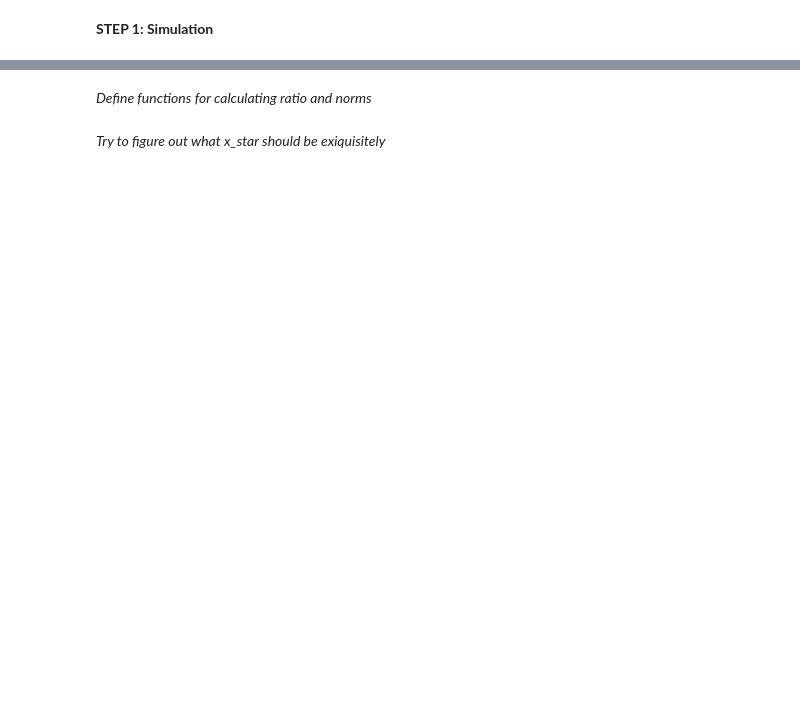
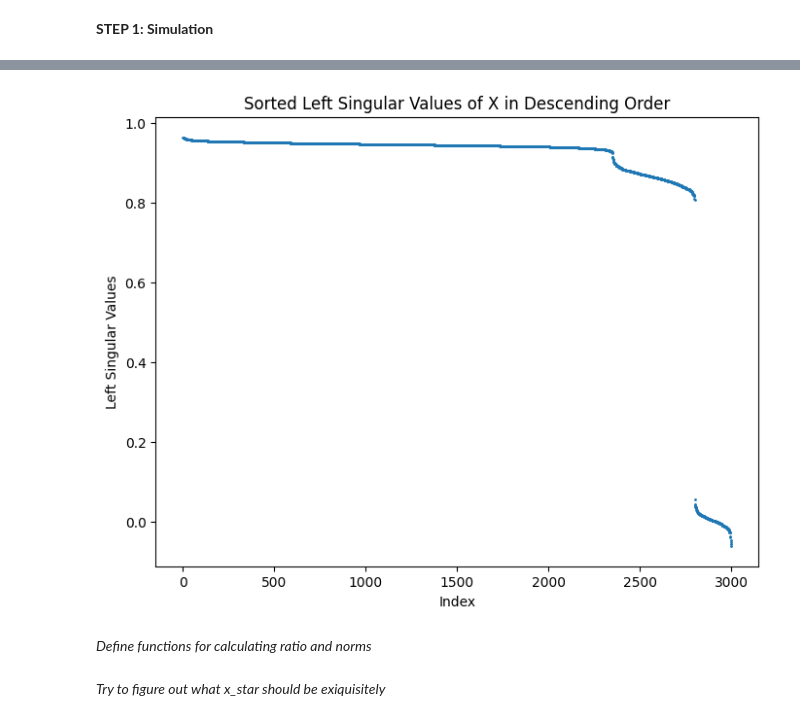
Before and after one commit to FergieLigaLlj/Statistical-Machine-Learning-Research-with-Pro.-Zhang-Zhixiang, a Jupyter notebook: Distributed Sketching for Randomized Optimization in Regression Training/step 2_Randomized Hadamard Sketch vs uniform sampling/UniformExperimentPython.ipynb, the cells around one changed output, grey strips where cells are left out. Drawn from its saved outputs; the diff is of its cells as text; code cells hidden in the pictures; blank space fills up the shorter version.

```diff
--- a/Distributed Sketching for Randomized Optimization in Regression Training/step 2_Randomized Hadamard Sketch vs uniform sampling/UniformExperimentPython.ipynb
+++ b/Distributed Sketching for Randomized Optimization in Regression Training/step 2_Randomized Hadamard Sketch vs uniform sampling/UniformExperimentPython.ipynb
@@ -118,0 +115,17 @@ The simulated vector Y is:
+# %%
+import matplotlib.pyplot as plt
+# Perform SVD on X
+U, S, Vh = np.linalg.svd(X)
+
+# Sort the left singular values in descending order
+sorted_U = np.sort(np.diag(U))[::-1].tolist()
+
+# Plot the sorted left singular values as a dot plot
+plt.figure(figsize=(8, 6))
+plt.scatter(range(len(sorted_U)), sorted_U, marker='o',s=1)
+plt.xlabel('Index')
+plt.ylabel('Left Singular Values')
+plt.title('Sorted Left Singular Values of X in Descending Order')
+plt.show()
+# %% [output]
+[figure, added]
```
Also changed, not shown: parts of 5 cells of this notebook, 1 other file.
